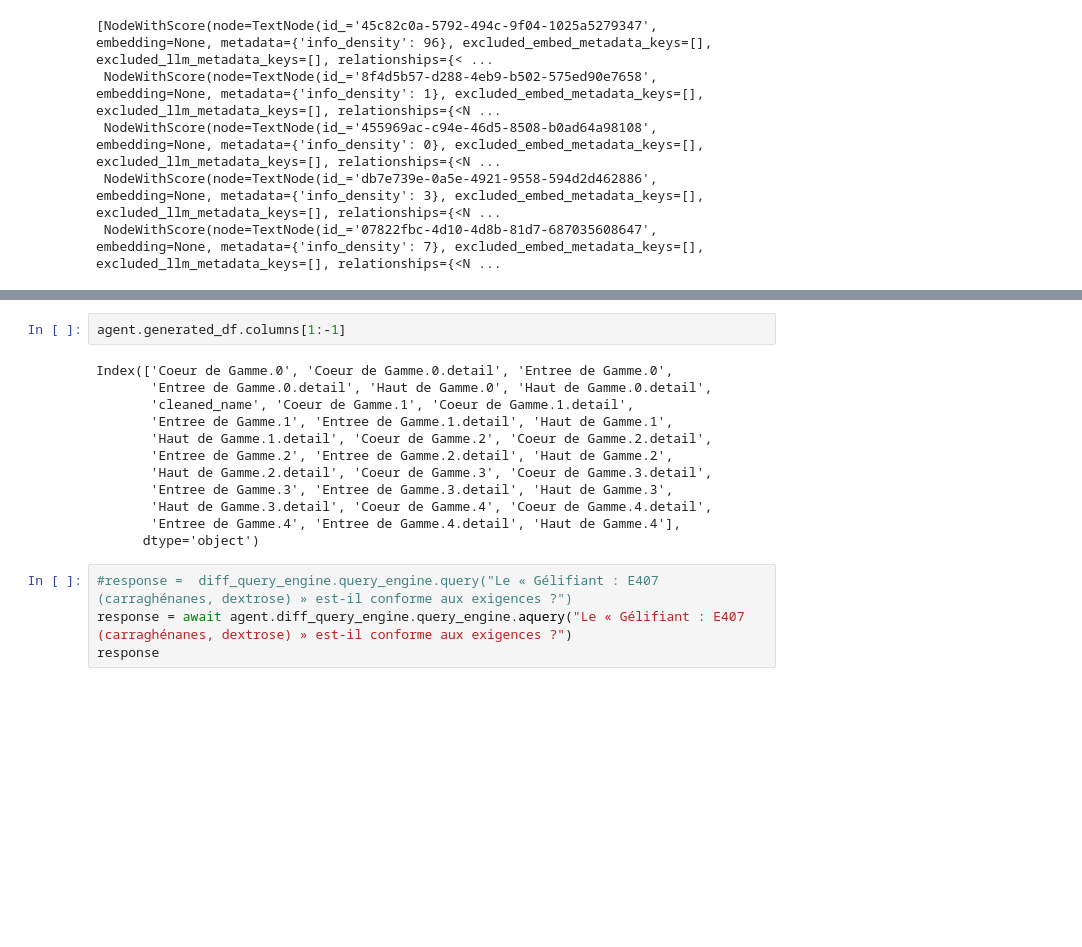
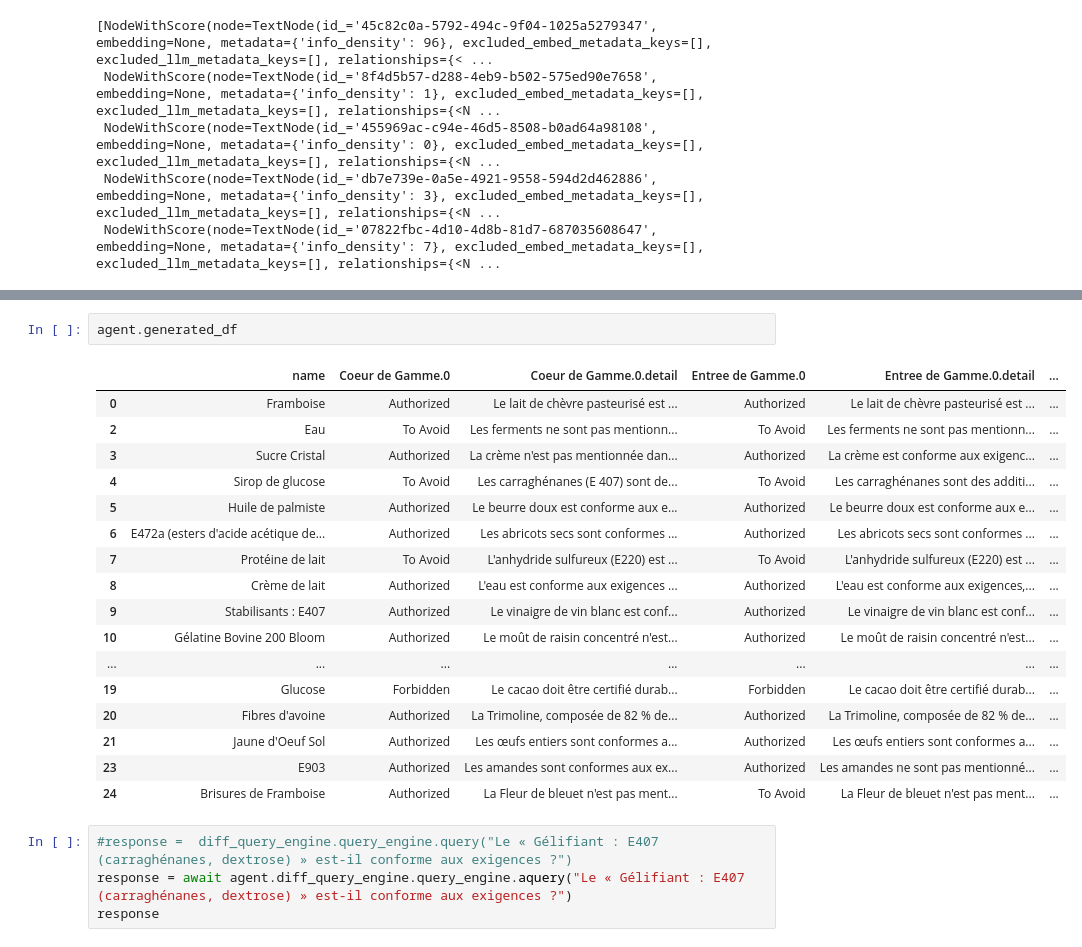
Before and after one commit to QuivrHQ/MegaParse, a Jupyter notebook: notebooks/evaluate_diff_agent.ipynb, the cells around one changed output, grey strips where cells are left out. Drawn from its saved outputs; the diff is of its cells as text; blank space fills up the shorter version.

```diff
--- a/notebooks/evaluate_diff_agent.ipynb
+++ b/notebooks/evaluate_diff_agent.ipynb
@@ -196,17 +229,23 @@ response.source_nodes
 # %%
-agent.generated_df.columns[1:-1]
+agent.generated_df
 # %% [output]
-Index(['Coeur de Gamme.0', 'Coeur de Gamme.0.detail', 'Entree de Gamme.0',
-       'Entree de Gamme.0.detail', 'Haut de Gamme.0', 'Haut de Gamme.0.detail',
-       'cleaned_name', 'Coeur de Gamme.1', 'Coeur de Gamme.1.detail',
-       'Entree de Gamme.1', 'Entree de Gamme.1.detail', 'Haut de Gamme.1',
-       'Haut de Gamme.1.detail', 'Coeur de Gamme.2', 'Coeur de Gamme.2.detail',
-       'Entree de Gamme.2', 'Entree de Gamme.2.detail', 'Haut de Gamme.2',
-       'Haut de Gamme.2.detail', 'Coeur de Gamme.3', 'Coeur de Gamme.3.detail',
-       'Entree de Gamme.3', 'Entree de Gamme.3.detail', 'Haut de Gamme.3',
-       'Haut de Gamme.3.detail', 'Coeur de Gamme.4', 'Coeur de Gamme.4.detail',
-       'Entree de Gamme.4', 'Entree de Gamme.4.detail', 'Haut de Gamme.4'],
-      dtype='object')
+|  | name | Coeur de Gamme.0 | Coeur de Gamme.0.detail | Entree de Gamme.0 | Entree de Gamme.0.detail | ... |
+| 0 | Framboise | Authorized | Le lait de chèvre pasteurisé est ... | Authorized | Le lait de chèvre pasteurisé est ... | ... |
+| 2 | Eau | To Avoid | Les ferments ne sont pas mentionn... | To Avoid | Les ferments ne sont pas mentionn... | ... |
+| 3 | Sucre Cristal | Authorized | La crème n'est pas mentionnée dan... | Authorized | La crème est conforme aux exigenc... | ... |
+| 4 | Sirop de glucose | To Avoid | Les carraghénanes (E 407) sont de... | To Avoid | Les carraghénanes sont des additi... | ... |
+| 5 | Huile de palmiste | Authorized | Le beurre doux est conforme aux e... | Authorized | Le beurre doux est conforme aux e... | ... |
+| 6 | E472a (esters d'acide acétique de... | Authorized | Les abricots secs sont conformes ... | Authorized | Les abricots secs sont conformes ... | ... |
+| 7 | Protéine de lait | To Avoid | L'anhydride sulfureux (E220) est ... | To Avoid | L'anhydride sulfureux (E220) est ... | ... |
+| 8 | Crème de lait | Authorized | L'eau est conforme aux exigences ... | Authorized | L'eau est conforme aux exigences,... | ... |
+| 9 | Stabilisants : E407 | Authorized | Le vinaigre de vin blanc est conf... | Authorized | Le vinaigre de vin blanc est conf... | ... |
+| 10 | Gélatine Bovine 200 Bloom | Authorized | Le moût de raisin concentré n'est... | Authorized | Le moût de raisin concentré n'est... | ... |
+| ... | ... | ... | ... | ... | ... | ... |
+| 19 | Glucose | Forbidden | Le cacao doit être certifié durab... | Forbidden | Le cacao doit être certifié durab... | ... |
+| 20 | Fibres d'avoine | Authorized | La Trimoline, composée de 82 % de... | Authorized | La Trimoline, composée de 82 % de... | ... |
+| 21 | Jaune d'Oeuf Sol | Authorized | Les œufs entiers sont conformes a... | Authorized | Les œufs entiers sont conformes a... | ... |
+| 23 | E903 | Authorized | Les amandes sont conformes aux ex... | Authorized | Les amandes ne sont pas mentionné... | ... |
+| 24 | Brisures de Framboise | Authorized | La Fleur de bleuet n'est pas ment... | To Avoid | La Fleur de bleuet n'est pas ment... | ... |
 # %%
 #response =  diff_query_engine.query_engine.query("Le « Gélifiant : E407 (carraghénanes, dextrose) » est-il conforme aux exigences ?")
 response = await agent.diff_query_engine.query_engine.aquery("Le « Gélifiant : E407 (carraghénanes, dextrose) » est-il conforme aux exigences ?")
```
Also changed, not shown: parts of 6 cells of this notebook, 3 other files.
